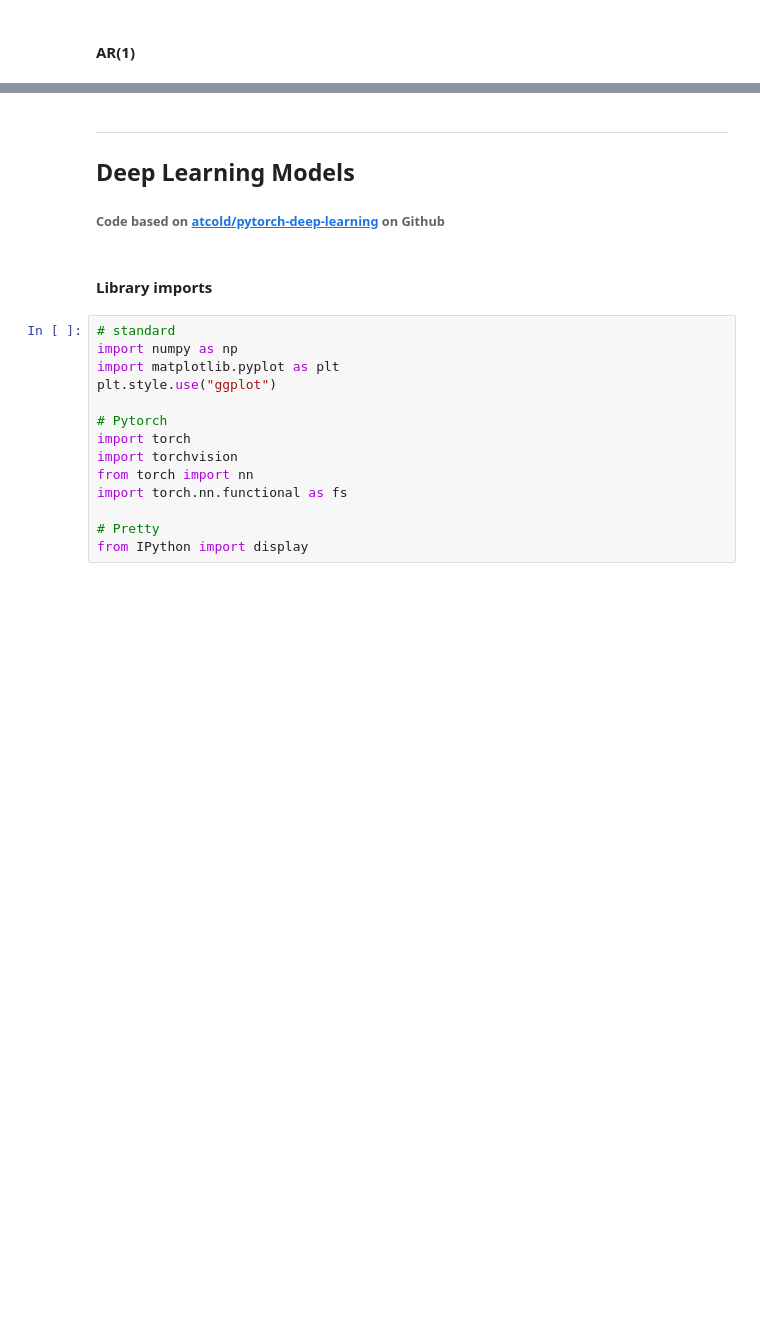
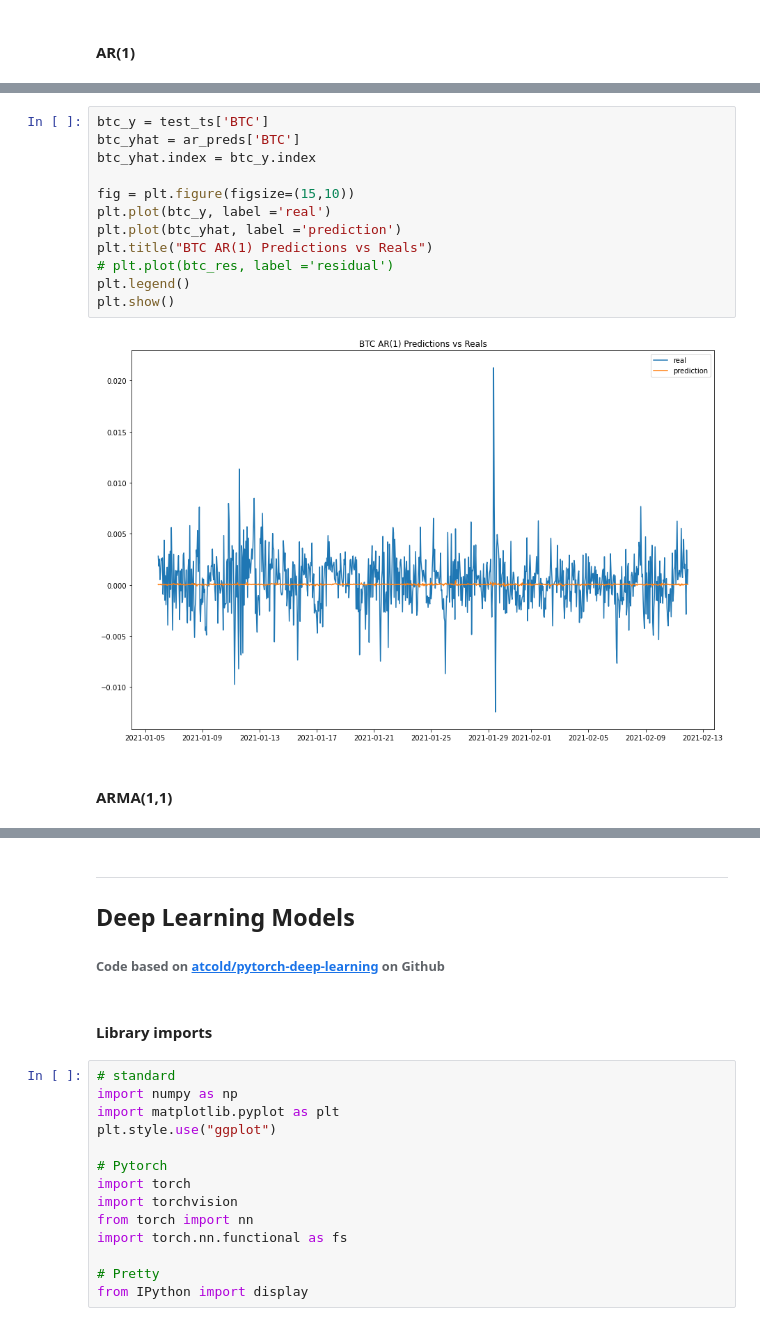
Before and after one commit to 0xHarrington/crypto-comovement, a Jupyter notebook: latent_factors.ipynb, the cells around one changed output, grey strips where cells are left out. Drawn from its saved outputs; the diff is of its cells as text; blank space fills up the shorter version.

```diff
--- a/latent_factors.ipynb
+++ b/latent_factors.ipynb
@@ -218,0 +243,16 @@ p_values_df
+# %%
+btc_y = test_ts['BTC']
+btc_yhat = ar_preds['BTC']
+btc_yhat.index = btc_y.index
+
+fig = plt.figure(figsize=(15,10))
+plt.plot(btc_y, label ='real')
+plt.plot(btc_yhat, label ='prediction')
+plt.title("BTC AR(1) Predictions vs Reals")
+# plt.plot(btc_res, label ='residual')
+plt.legend()
+plt.show()
+# %% [output]
+[figure, added]
+# %% [markdown]
+#### ARMA(1,1)
```
Also changed, not shown: parts of 19 cells of this notebook.
